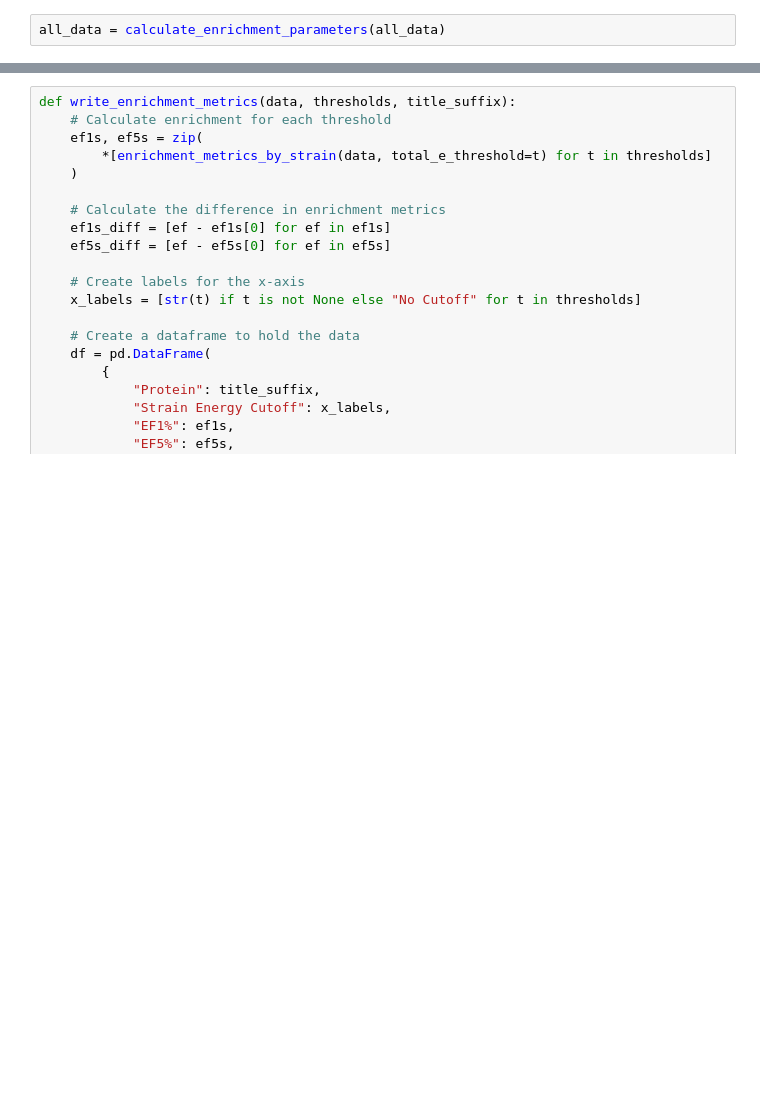
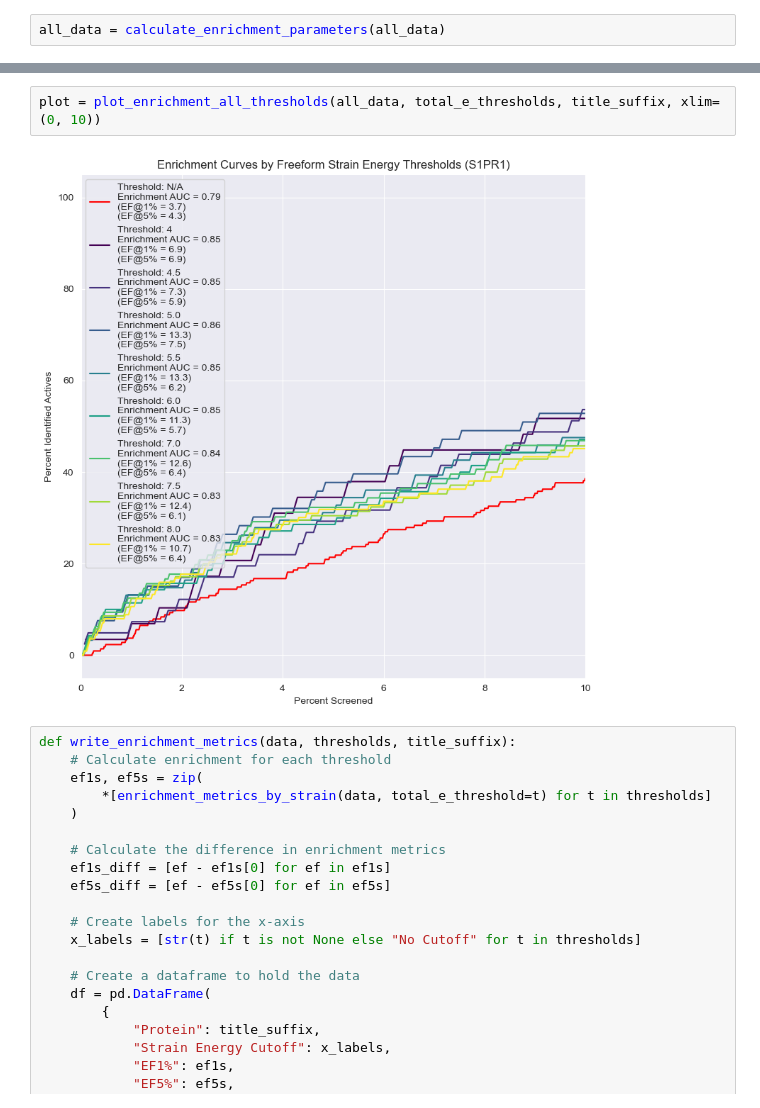
Before and after one commit to DKchemistry/chembl, a Jupyter notebook: v3_GPCR-Bench-master/v3_gpcr_papermill_freeform.ipynb, the cells around one changed output, grey strips where cells are left out. Drawn from its saved outputs; the diff is of its cells as text; blank space fills up the shorter version.

```diff
--- a/v3_GPCR-Bench-master/v3_gpcr_papermill_freeform.ipynb
+++ b/v3_GPCR-Bench-master/v3_gpcr_papermill_freeform.ipynb
@@ -580,3 +585,7 @@ plot = plot_enrichment_all_thresholds(all_data, total_e_thresholds, title_suffix
+# %%
+plot = plot_enrichment_all_thresholds(all_data, total_e_thresholds, title_suffix, xlim=(0, 10))
+# %% [output]
+[figure, added]
 # %%
 def write_enrichment_metrics(data, thresholds, title_suffix):
     # Calculate enrichment for each threshold
```
Also changed, not shown: parts of 7 cells of this notebook.
